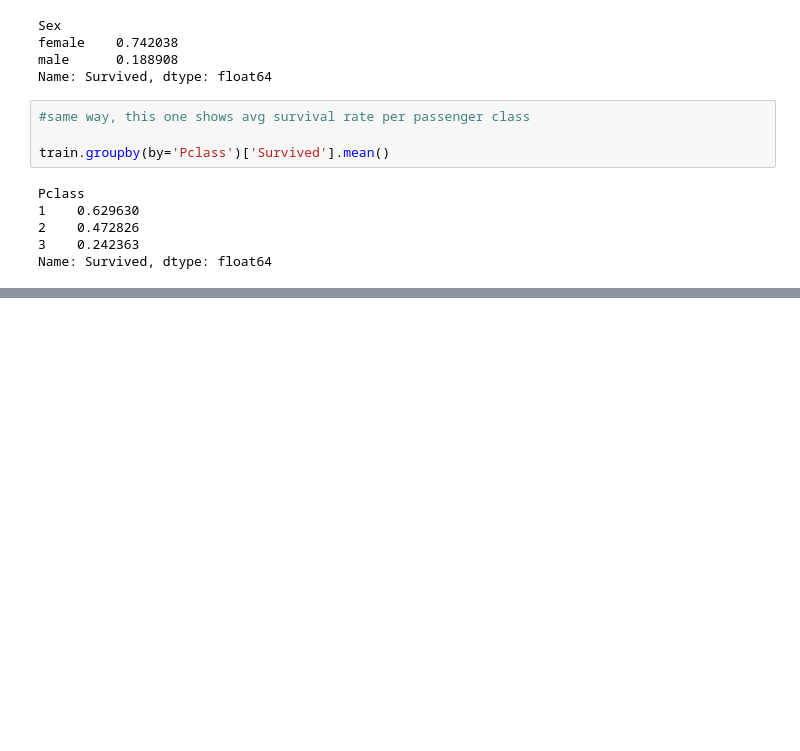
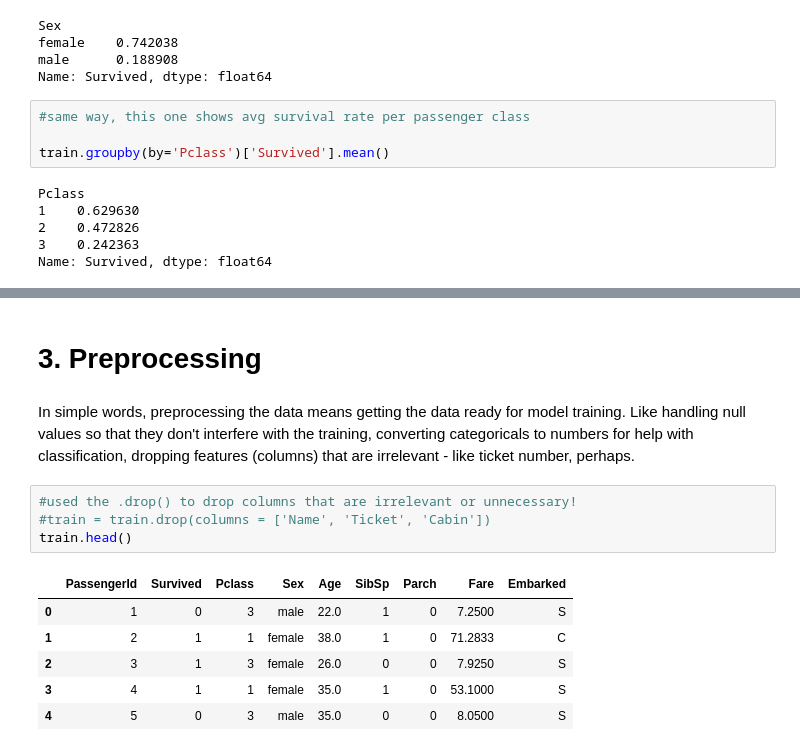
Before and after one commit to Bakhshish987/titanic-ml, a Jupyter notebook: titanic-ml.ipynb, the cells around one changed output, grey strips where cells are left out. Cells and saved outputs as stored; diff of their text form; blank space fills up the shorter version.

Commit message:
Preprocessing

```diff
--- a/titanic-ml.ipynb
+++ b/titanic-ml.ipynb
@@ -155,0 +156,15 @@ plt.show()
+# %% [markdown]
+# **3. Preprocessing**
+# %% [markdown]
+In simple words, preprocessing the data means getting the data ready for model training. Like handling null values so that they don't interfere with the training, converting categoricals to numbers for help with classification, dropping features (columns) that are irrelevant - like ticket number, perhaps.
+# %%
+#used the .drop() to drop columns that are irrelevant or unnecessary!
+#train = train.drop(columns = ['Name', 'Ticket', 'Cabin'])
+train.head()
+# %% [output]
+|  | PassengerId | Survived | Pclass | Sex | Age | SibSp | Parch | Fare | Embarked |
+| 0 | 1 | 0 | 3 | male | 22.0 | 1 | 0 | 7.2500 | S |
+| 1 | 2 | 1 | 1 | female | 38.0 | 1 | 0 | 71.2833 | C |
+| 2 | 3 | 1 | 3 | female | 26.0 | 0 | 0 | 7.9250 | S |
+| 3 | 4 | 1 | 1 | female | 35.0 | 1 | 0 | 53.1000 | S |
+| 4 | 5 | 0 | 3 | male | 35.0 | 0 | 0 | 8.0500 | S |
```
Also changed, not shown: parts of 5 cells of this notebook.
